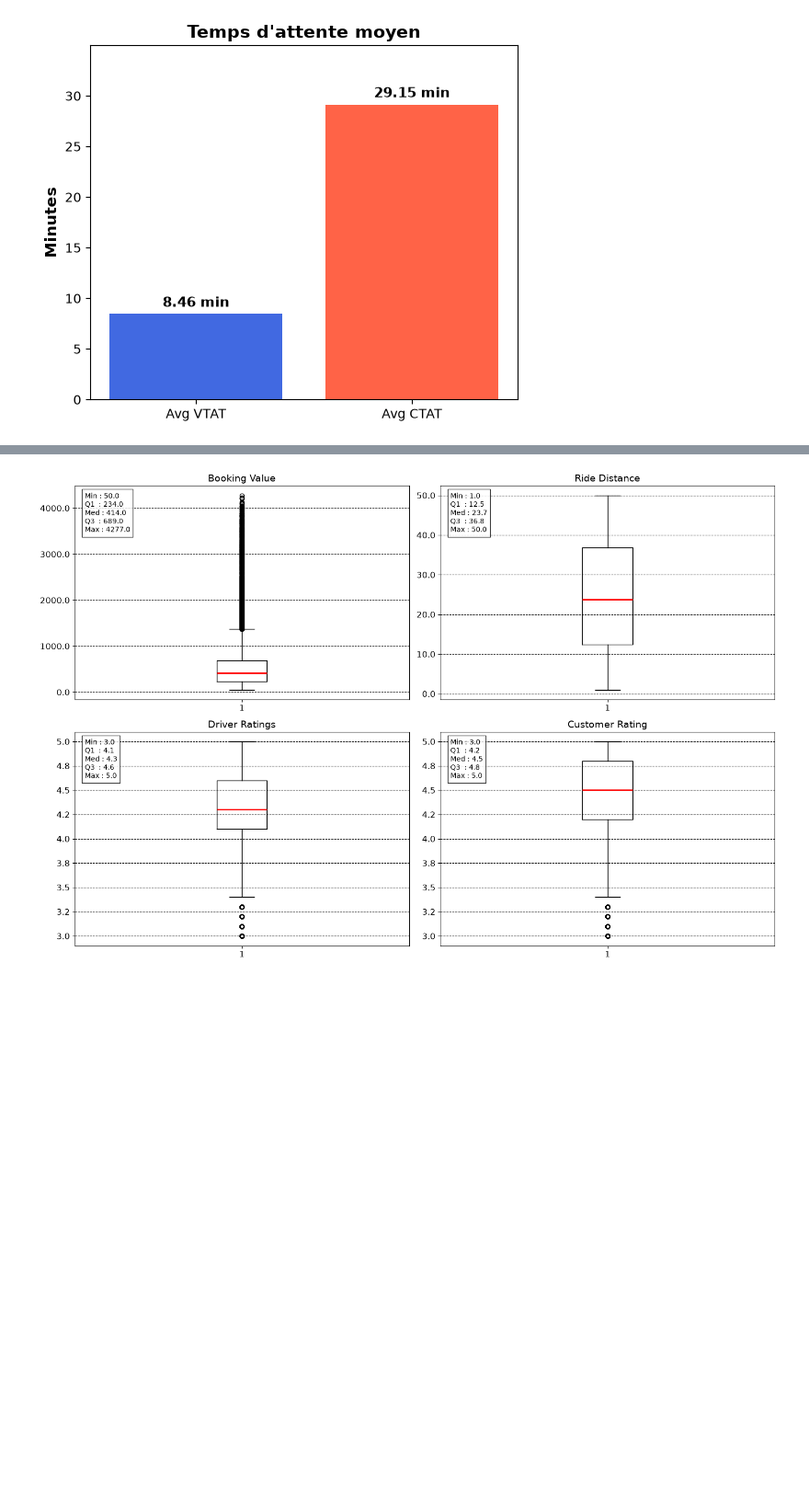
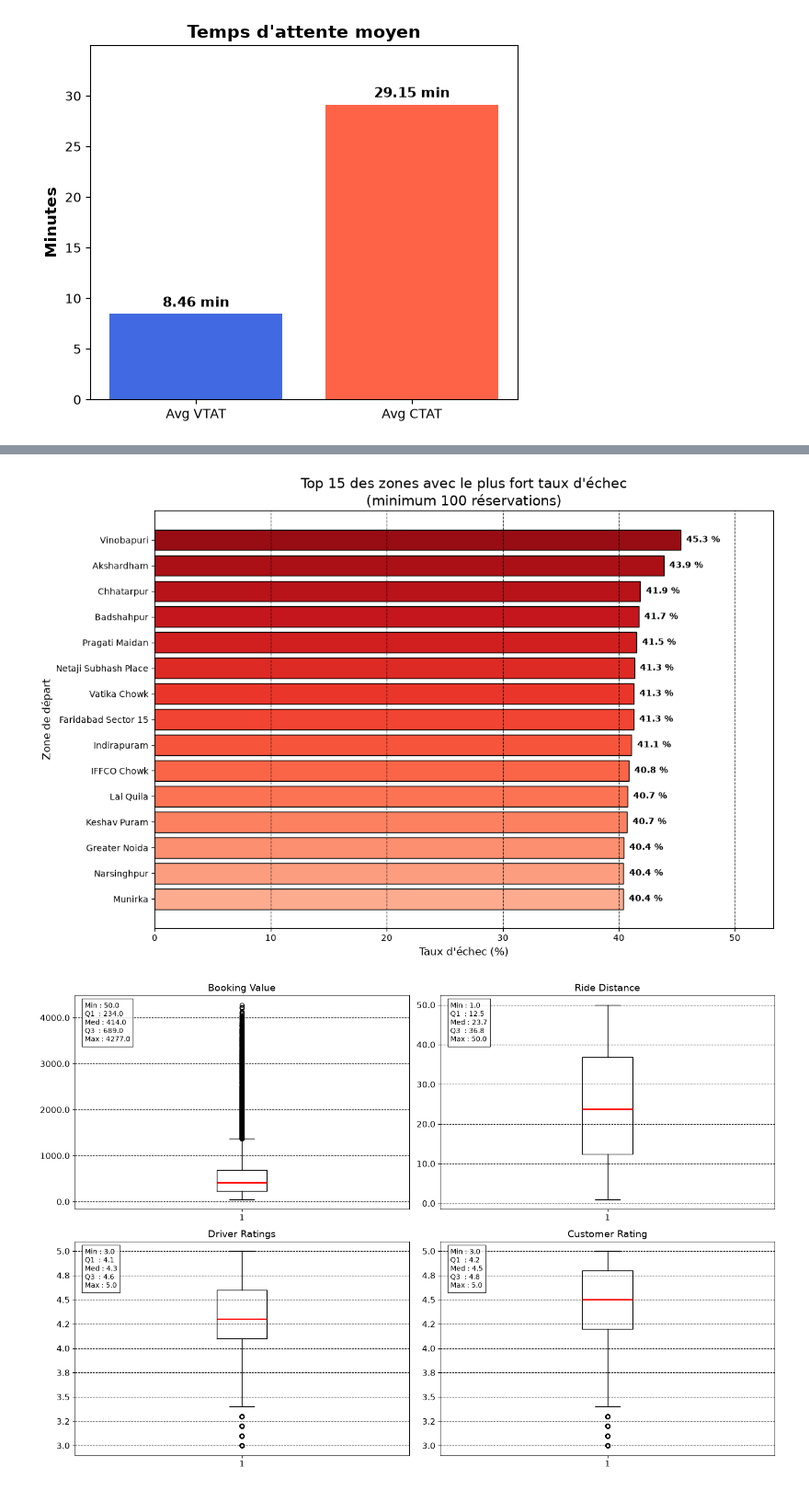
Before and after one commit to Balkis-dev/Repository_Booking, a Jupyter notebook: nettoyer_booking_data.ipynb, the cells around one changed output, grey strips where cells are left out. Shown at 92% size. Saved outputs shown, nothing was run; the diff lists cells and outputs as text; code cells hidden in the pictures; blank space fills up the shorter version.

```diff
--- a/nettoyer_booking_data.ipynb
+++ b/nettoyer_booking_data.ipynb
@@ -1023,3 +1186,96 @@ plt.show()
+# %%
+import matplotlib.pyplot as plt
+import numpy as np
+
+# Nombre minimum de réservations
+minimum_reservations = 100
+
+# Nombre total de réservations par zone
+reservations = (
+    df.groupby("Pickup Location")
+    .size()
+)
+
+# Nombre d'échecs par zone
+echecs = (
+    df[df["Booking Status"] != "Completed"]
+    .groupby("Pickup Location")
+    .size()
+)
+
+# Calcul du taux d'échec
+taux_echec = (
+    (echecs / reservations * 100)
+    .fillna(0)
+)
+
+# Ne conserver que les zones suffisamment représentées
+taux_echec = (
+    taux_echec[reservations >= minimum_reservations]
+    .sort_values(ascending=False)
+    .head(15)
+    .sort_values()
+)
+
+# Couleurs
+couleurs = plt.cm.Reds(
+    np.linspace(0.3, 0.9, len(taux_echec))
+)
+
+plt.figure(figsize=(12, 8))
+
+bars = plt.barh(
+    taux_echec.index,
+    taux_echec.values,
+    color=couleurs,
+    edgecolor="black"
+)
+
+# Affichage des pourcentages
+for bar in bars:
+
+    largeur = bar.get_width()
+
+    plt.text(
+        largeur + 0.5,
+        bar.get_y() + bar.get_height() / 2,
+        f"{largeur:.1f} %",
+        va="center",
+        fontsize=10,
+        fontweight="bold"
+    )
+
+plt.xlim(
+    0,
+    taux_echec.max() + 8
+)
+
+plt.title(
+    f"Top 15 des zones avec le plus fort taux d'échec\n(minimum {minimum_reservations} réservations)",
+    fontsize=16
+)
+
+plt.xlabel(
+    "Taux d'échec (%)",
+    fontsize=12
+)
+
+plt.ylabel(
+    "Zone de départ",
+    fontsize=12
+)
+
+plt.grid(
+    axis="x",
+    linestyle="--",
+    alpha=0.7,
+    color="black"
+)
+
+plt.tight_layout()
+plt.show()
+# %% [output]
+[figure, added]
 # %%
 import matplotlib.pyplot as plt
 import numpy as np
```
Also changed, not shown: parts of 32 cells of this notebook, 1 other file.
